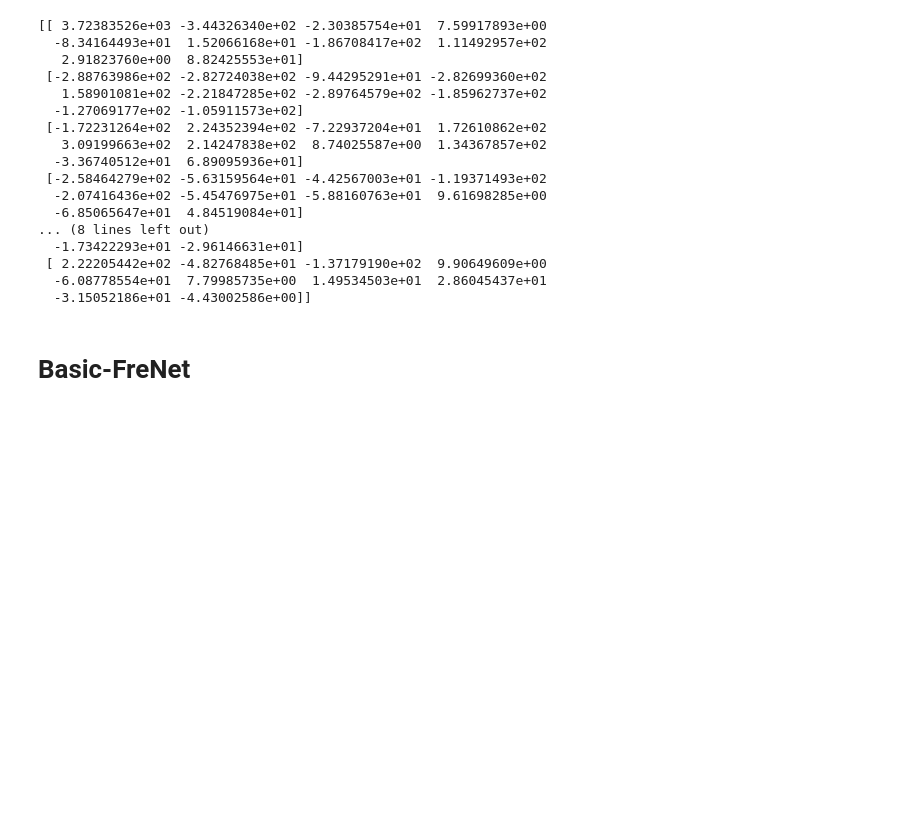
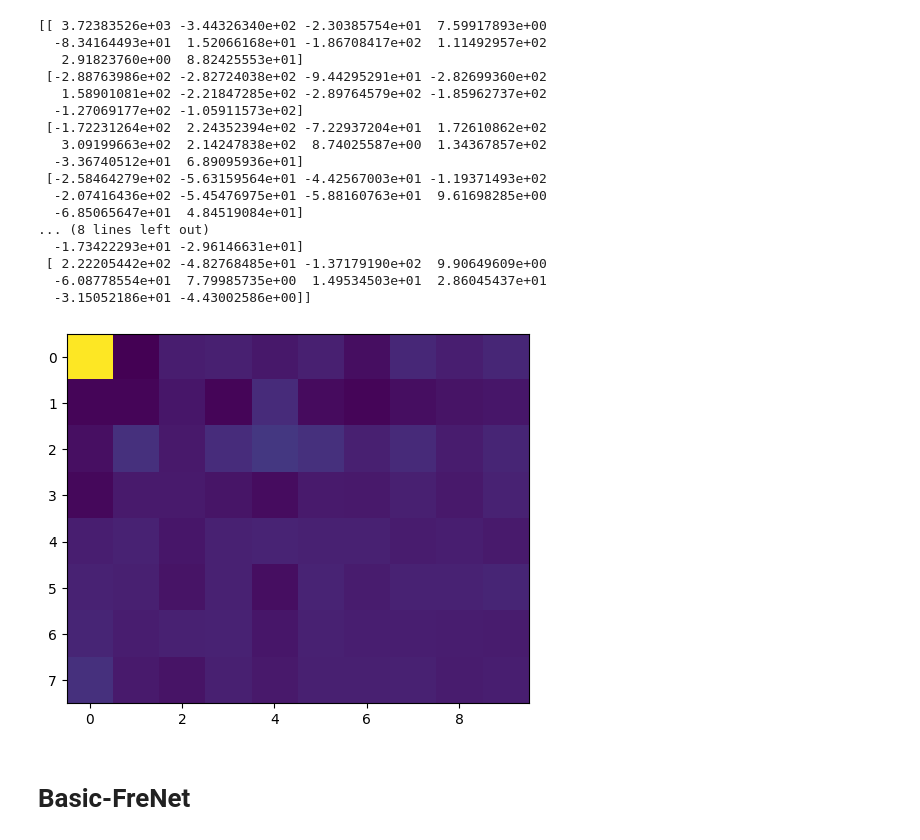
Before and after one commit to ThierrryScotto/fer_recognition_using_frequency_neural_network, a Jupyter notebook: basic_FreNet.ipynb, the cells around one changed output. Cells and saved outputs as stored; diff of their text form; code cells hidden in the pictures; blank space fills up the shorter version.

```diff
--- a/basic_FreNet.ipynb
+++ b/basic_FreNet.ipynb
@@ -351,6 +351,11 @@ print(frequency_input[0])
  [ 2.22205442e+02 -4.82768485e+01 -1.37179190e+02  9.90649609e+00
   -6.08778554e+01  7.79985735e+00  1.49534503e+01  2.86045437e+01
   -3.15052186e+01 -4.43002586e+00]]
+# %%
+plt.imshow(frequency_input[0])
+plt.show()
+# %% [output]
+[figure, added]
 # %% [markdown]
 # Basic-FreNet
 # %% [markdown]
```
Also changed, not shown: parts of 1 cell of this notebook.
